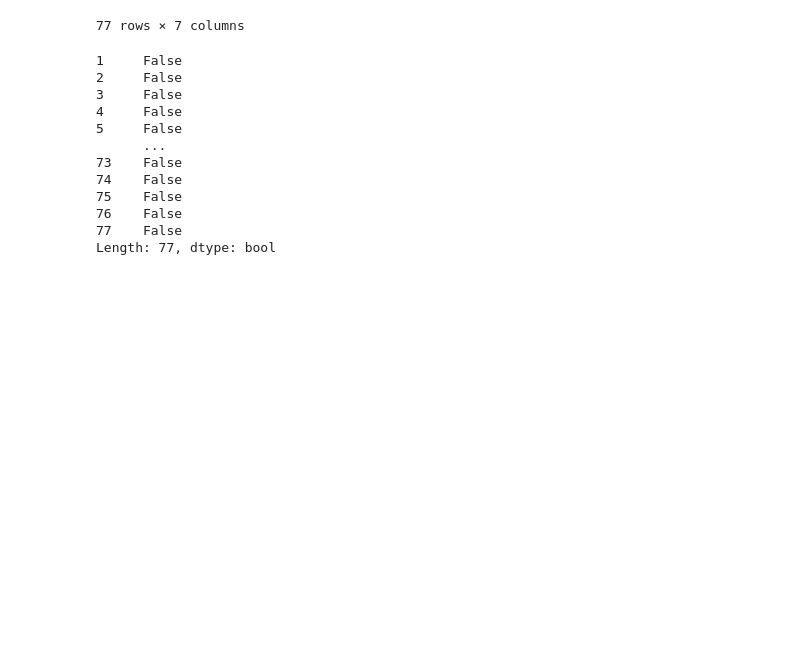
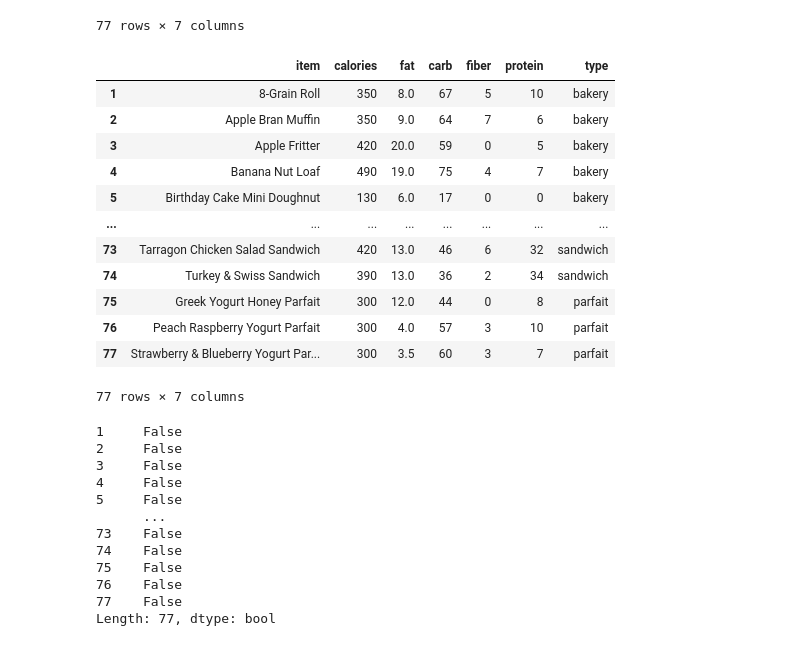
Before and after one commit to Danisaalt/coder_data_engineering, a Jupyter notebook: Entregable2- Danisa Altamirano.ipynb, the cells around one changed output. Saved outputs shown, nothing was run; the diff lists cells and outputs as text; code cells hidden in the pictures; blank space fills up the shorter version.

```diff
--- a/Entregable2- Danisa Altamirano.ipynb
+++ b/Entregable2- Danisa Altamirano.ipynb
@@ -214,3 +186,19 @@ df_to_write.write \
 # %%
 #Levanto el DF con la libreria descargada de PANDAS
-df2=pd.read_csv("/home/coder/working_dir/starbucks.csv", index_col=[0])
+df=pd.read_csv("/home/coder/working_dir/starbucks.csv", index_col=[0])
+# %%
+df
+# %% [output]
+|  | item | calories | fat | carb | fiber | protein | type |
+| 1 | 8-Grain Roll | 350 | 8.0 | 67 | 5 | 10 | bakery |
+| 2 | Apple Bran Muffin | 350 | 9.0 | 64 | 7 | 6 | bakery |
+| 3 | Apple Fritter | 420 | 20.0 | 59 | 0 | 5 | bakery |
+| 4 | Banana Nut Loaf | 490 | 19.0 | 75 | 4 | 7 | bakery |
+| 5 | Birthday Cake Mini Doughnut | 130 | 6.0 | 17 | 0 | 0 | bakery |
+| ... | ... | ... | ... | ... | ... | ... | ... |
+| 73 | Tarragon Chicken Salad Sandwich | 420 | 13.0 | 46 | 6 | 32 | sandwich |
+| 74 | Turkey & Swiss Sandwich | 390 | 13.0 | 36 | 2 | 34 | sandwich |
+| 75 | Greek Yogurt Honey Parfait | 300 | 12.0 | 44 | 0 | 8 | parfait |
+| 76 | Peach Raspberry Yogurt Parfait | 300 | 4.0 | 57 | 3 | 10 | parfait |
+| 77 | Strawberry & Blueberry Yogurt Par... | 300 | 3.5 | 60 | 3 | 7 | parfait |
+77 rows × 7 columns
```
Also changed, not shown: parts of 35 cells of this notebook.
